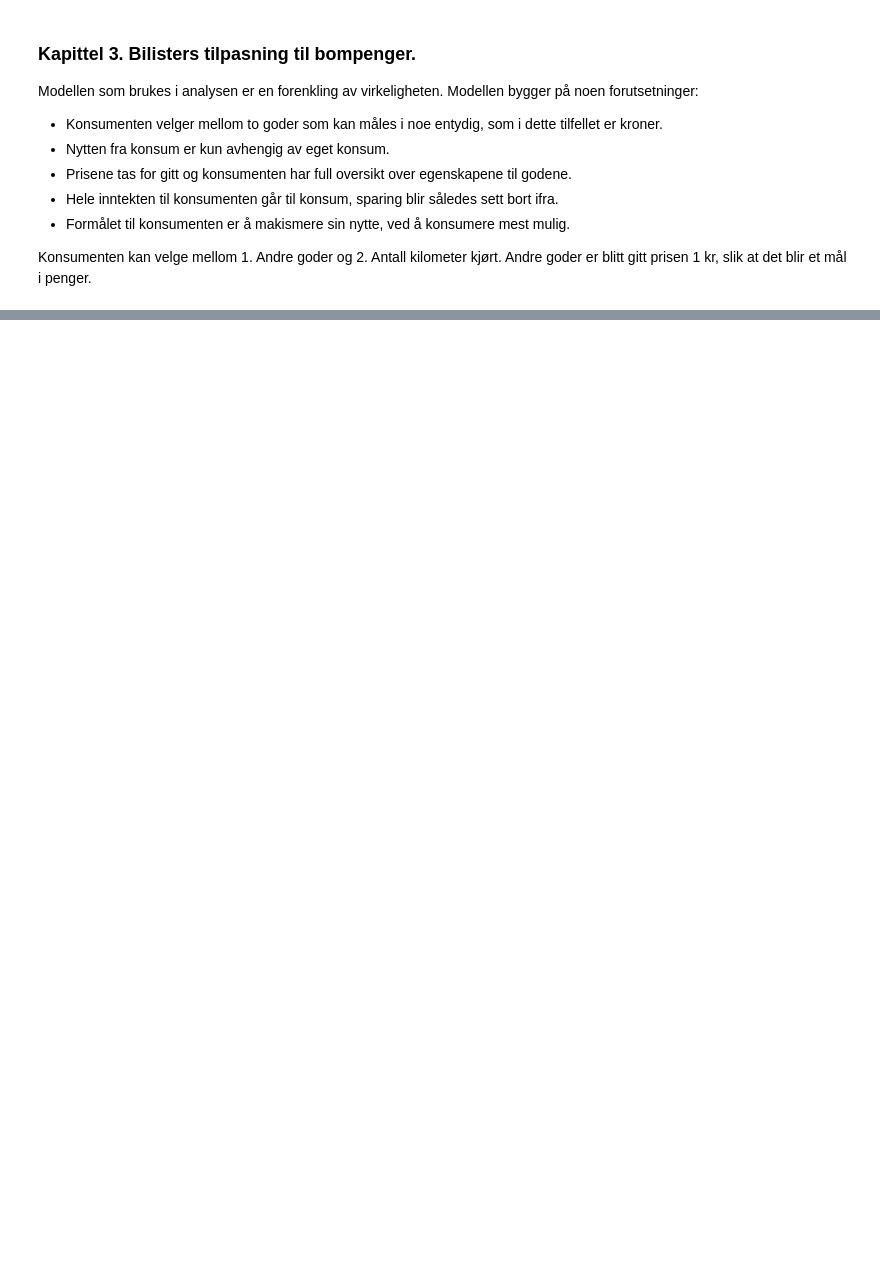
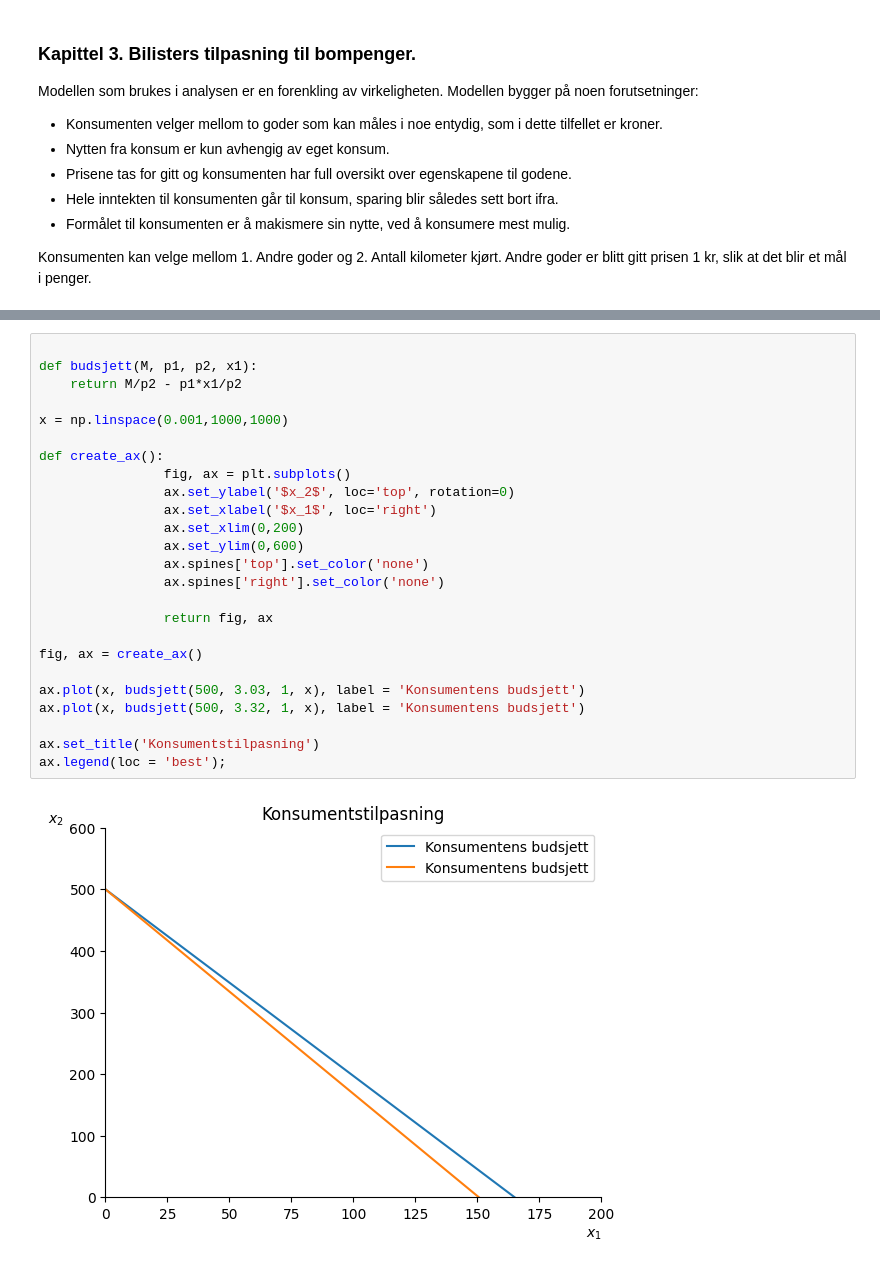
Before and after one commit to loopdiggaz/SOK-1006, a Jupyter notebook: Mappe2/mappeoppgave2_61.ipynb, the cells around one changed output, grey strips where cells are left out. Drawn from its saved outputs; the diff is of its cells as text; blank space fills up the shorter version.

```diff
--- a/Mappe2/mappeoppgave2_61.ipynb
+++ b/Mappe2/mappeoppgave2_61.ipynb
@@ -112,0 +199,27 @@ for i in range (6, 16, 2):
+# %%
+
+def budsjett(M, p1, p2, x1):
+    return M/p2 - p1*x1/p2
+
+x = np.linspace(0.001,1000,1000)
+
+def create_ax():
+                fig, ax = plt.subplots()
+                ax.set_ylabel('$x_2$', loc='top', rotation=0)
+                ax.set_xlabel('$x_1$', loc='right')
+                ax.set_xlim(0,200)
+                ax.set_ylim(0,600)
+                ax.spines['top'].set_color('none')
+                ax.spines['right'].set_color('none')
+
+                return fig, ax
+
+fig, ax = create_ax()
+
+ax.plot(x, budsjett(500, 3.03, 1, x), label = 'Konsumentens budsjett')
+ax.plot(x, budsjett(500, 3.32, 1, x), label = 'Konsumentens budsjett')
+
+ax.set_title('Konsumentstilpasning')
+ax.legend(loc = 'best');
+# %% [output]
+[figure, added]
```
Also changed, not shown: parts of 14 cells of this notebook.
